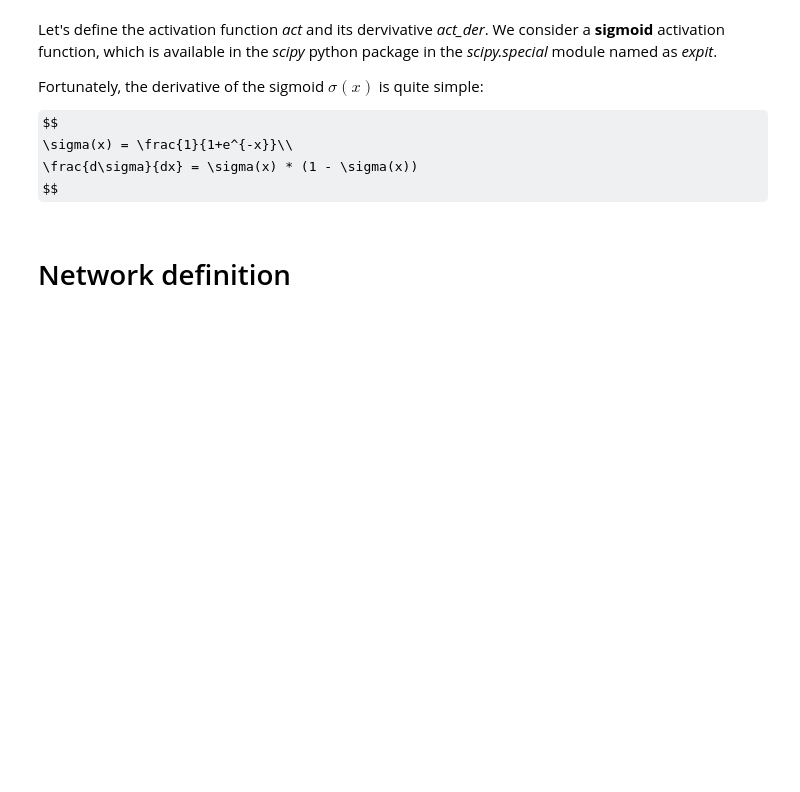
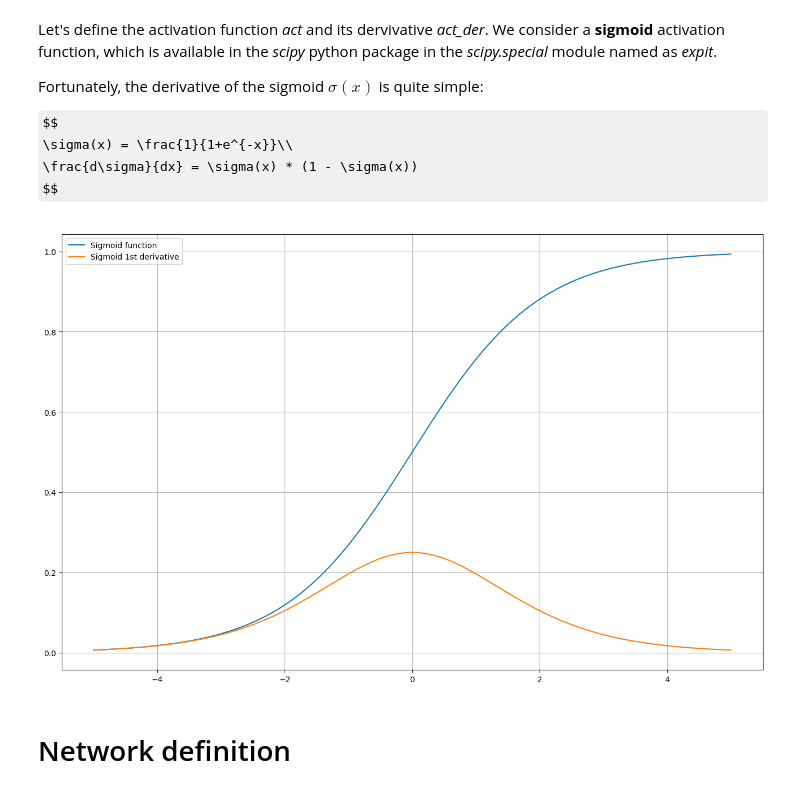
Before and after one commit to pietromalagoli/DLNN, a Jupyter notebook: lab3/nndl_2024_lab_03_nn_by_hand.ipynb, the cells around one changed output. Saved outputs shown, nothing was run; the diff lists cells and outputs as text; code cells hidden in the pictures; some formulas as TeX source; blank space fills up the shorter version.

```diff
--- a/lab3/nndl_2024_lab_03_nn_by_hand.ipynb
+++ b/lab3/nndl_2024_lab_03_nn_by_hand.ipynb
@@ -129,24 +131,26 @@ $$
 # %%
 # Define activation function
 from scipy.special import expit
 ##################################
 #PUT YOUR CODE HERE
-act = None
+act = expit
 # 1st derivative
-act_der = lambda x: None
+act_der = lambda x: act(x)*(1-act(x))
 ##################################
 
 # Plot activation function
 x_plot = np.linspace(-5,5,1000)
 y_act = act(x_plot)
 y_act_der = act_der(x_plot)
 
 plt.figure(figsize=(16,10))
 plt.plot(x_plot, y_act, label='Sigmoid function')
 plt.plot(x_plot, y_act_der, label='Sigmoid 1st derivative')
 plt.legend()
 plt.grid()
 plt.show()
+# %% [output]
+[figure, added]
 # %% [markdown]
 # Network definition
 # %% [markdown]
```
Also changed, not shown: parts of 4 cells of this notebook, 1 other file.
